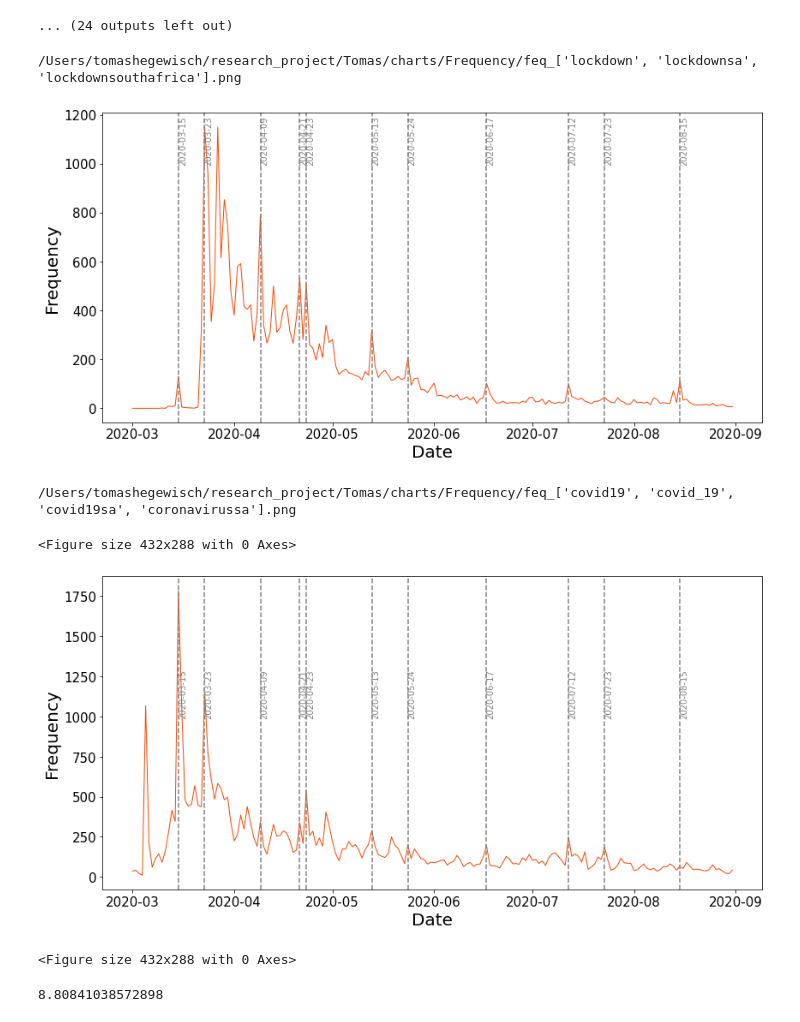
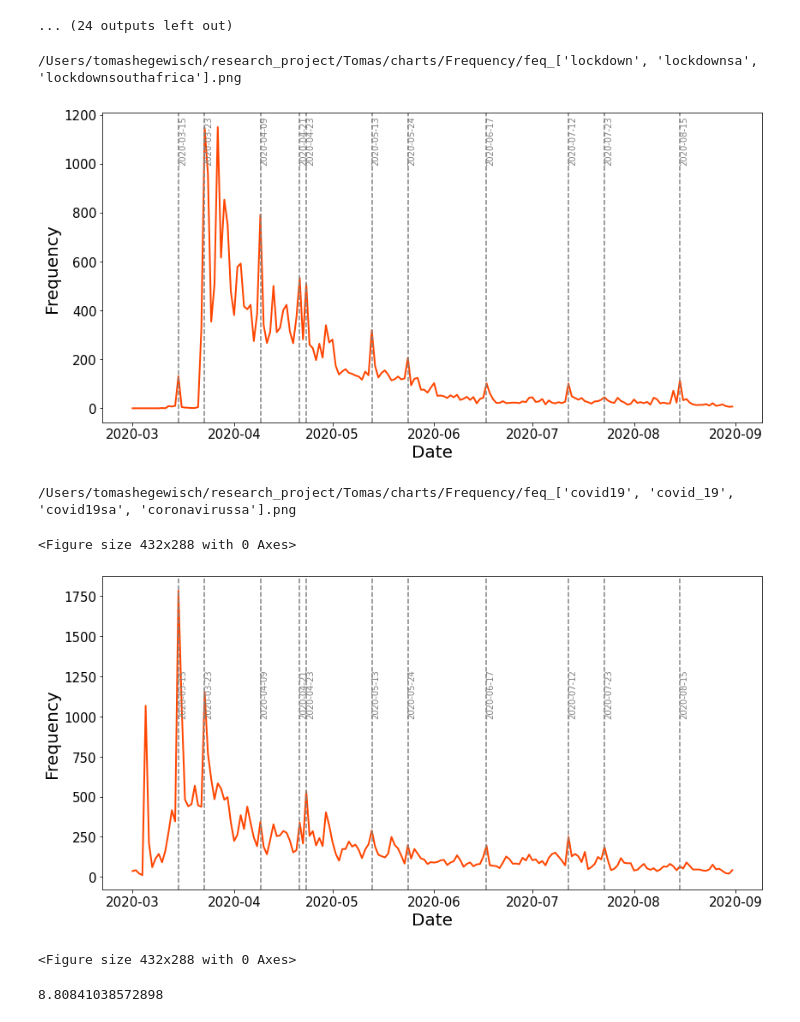
Before and after one commit to tomashege/research_project, a Jupyter notebook: Tomas/notebooks/tweet_analysis.ipynb, the cells around one changed output. Saved outputs shown, nothing was run; the diff lists cells and outputs as text; code cells hidden in the pictures.

```diff
--- a/Tomas/notebooks/tweet_analysis.ipynb
+++ b/Tomas/notebooks/tweet_analysis.ipynb
@@ -396,41 +396,41 @@ def get_time_line_of_hastages(hashtag_list):
                      x='date',
                      y='count',
                      color = 'orangered',
-                     linewidth = 1)
+                     linewidth = 2)
     p.tick_params(labelsize=15)
     p.set_xlabel("Date",fontsize=20)
     p.set_ylabel("Frequency",fontsize=20)
     pres_speaks_dates =[
     '2020-03-15',
     '2020-03-23',
     '2020-04-09',
     '2020-04-21',
     '2020-04-23',
     '2020-05-13',
     '2020-05-24',
     '2020-06-17',
     '2020-07-12',
     '2020-07-23',
     '2020-08-15']
 
     for i in pres_speaks_dates:
         plt.axvline(i, c='grey', ls = "--", label = str(i))
         plt.text(i,1000,i,rotation=90, c = "grey")
 
     plt.tight_layout()
     print("/Users/tomashegewisch/research_project/Tomas/charts/Frequency/feq_"+str(hashtag_list)+".png")
     plt.savefig("/Users/tomashegewisch/research_project/Tomas/charts/combined_frequency/feq_"+str(hashtag_list)+".png", dpi=300)
     plt.show()
     plt.clf()
 
 get_time_line_of_hastages(['lockdown', 'lockdownsa', 'lockdownsouthafrica'])
 get_time_line_of_hastages(['covid19', 'covid_19', 'covid19sa', 'coronavirussa'])
 # %% [output]
 /Users/tomashegewisch/research_project/Tomas/charts/Frequency/feq_['lockdown', 'lockdownsa', 'lockdownsouthafrica'].png
-[figure, old version]
+[figure, new version]
 /Users/tomashegewisch/research_project/Tomas/charts/Frequency/feq_['covid19', 'covid_19', 'covid19sa', 'coronavirussa'].png
 <Figure size 432x288 with 0 Axes>
-[figure, old version]
+[figure, new version]
 <Figure size 432x288 with 0 Axes>
 # %%
 #ADD groups together for sentimnet
```
Also changed, not shown: parts of 2 cells of this notebook, 4 other files.
